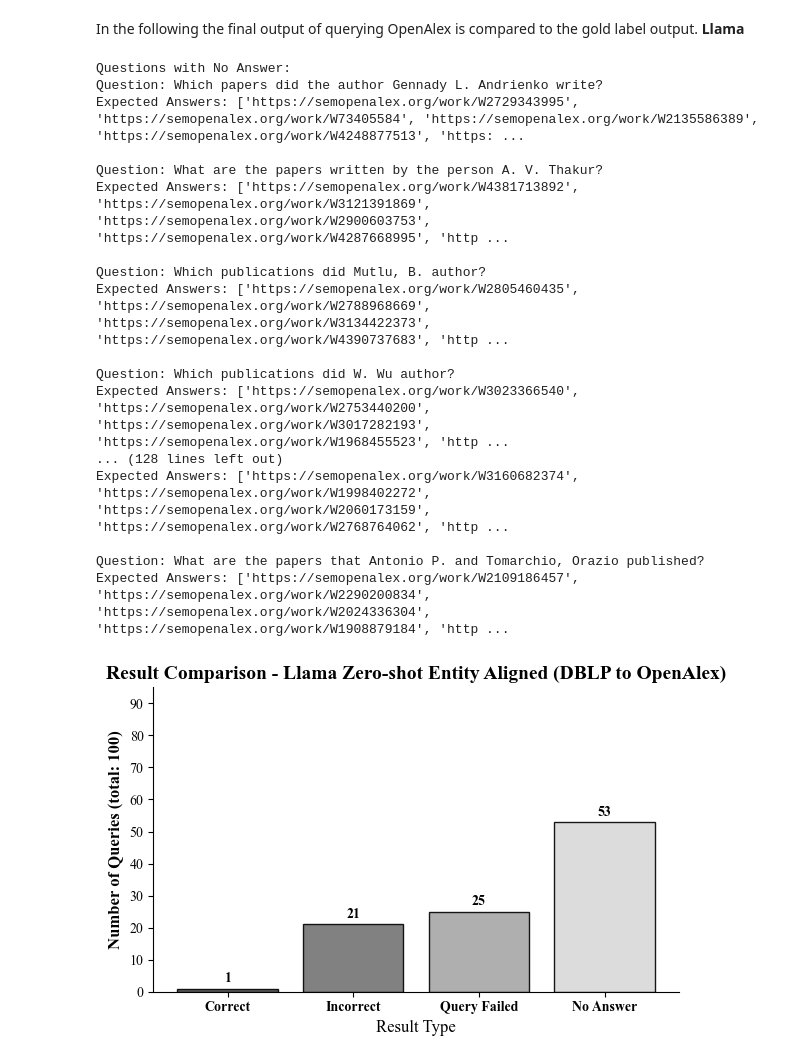
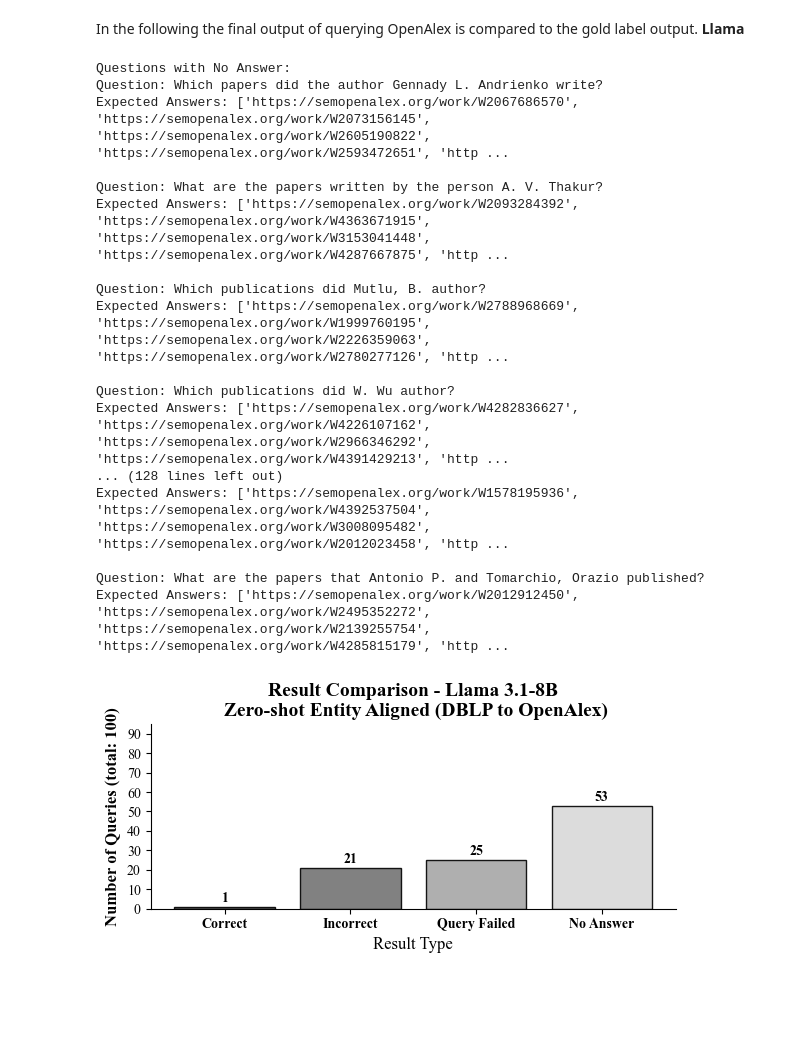
Before and after one commit to semantic-systems/Automatic-SPARQL-translation, a Jupyter notebook: DBLP-OpenAlex-testing/zeroshot-entity-aligned-DBLP-OpenAlex/zero_shot_entity_aligned_dblp_openalex.ipynb, the cells around one changed output. Saved outputs shown, nothing was run; the diff lists cells and outputs as text; code cells hidden in the pictures; blank space fills up the shorter version.

```diff
--- a/DBLP-OpenAlex-testing/zeroshot-entity-aligned-DBLP-OpenAlex/zero_shot_entity_aligned_dblp_openalex.ipynb
+++ b/DBLP-OpenAlex-testing/zeroshot-entity-aligned-DBLP-OpenAlex/zero_shot_entity_aligned_dblp_openalex.ipynb
@@ -701,7 +701,7 @@ counts = [correct_count, incorrect_count, query_failed_count, no_answer_count]
 grayscale_colors = ['#4d4d4d', '#737373', '#a6a6a6', '#d9d9d9']
 
 # Create a bar chart
-fig, ax = plt.subplots(figsize=(6, 4))
+fig, ax = plt.subplots(figsize=(6, 3))
 bars = ax.bar(categories, counts, color=grayscale_colors, alpha=0.9, edgecolor='black')
 
 # Annotate bars with their values
@@ -714,7 +714,7 @@ ax.yaxis.set_major_locator(plt.MaxNLocator(integer=True))
 ax.set_ylabel(f'Number of Queries (total: {total_questions})', fontsize=12, fontweight='bold')
 
 # Add title and labels
-plt.title('Result Comparison - Mistral Zero-shot Entity Aligned (DBLP to OpenAlex)', fontsize=14, fontweight='bold')
+plt.title('Result Comparison - Mistral Large 2407 128B\n Zero-shot Entity Aligned (DBLP to OpenAlex)', fontsize=14, fontweight='bold')
 plt.xlabel('Result Type', fontsize=12)
 
 # Remove only the top and right spines
@@ -922,7 +922,7 @@ counts = [correct_count, incorrect_count, query_failed_count, no_answer_count]
 grayscale_colors = ['#4d4d4d', '#737373', '#a6a6a6', '#d9d9d9']
 
 # Create a bar chart
-fig, ax = plt.subplots(figsize=(6, 4))
+fig, ax = plt.subplots(figsize=(6, 3))
 bars = ax.bar(categories, counts, color=grayscale_colors, alpha=0.9, edgecolor='black')
 
 # Annotate bars with their values
@@ -935,38 +935,38 @@ ax.yaxis.set_major_locator(plt.MaxNLocator(integer=True))
 ax.set_ylabel(f'Number of Queries (total: {total_questions})', fontsize=12, fontweight='bold')
 
 # Add title and labels
-plt.title('Result Comparison - Llama Zero-shot Entity Aligned (DBLP to OpenAlex)', fontsize=14, fontweight='bold')
+plt.title('Result Comparison - Llama 3.1-8B\n Zero-shot Entity Aligned (DBLP to OpenAlex)', fontsize=14, fontweight='bold')
 plt.xlabel('Result Type', fontsize=12)
 
 # Remove only the top and right spines
 ax.spines['top'].set_visible(False)
 ax.spines['right'].set_visible(False)
 
 # Improve visual appeal
 plt.xticks(fontsize=10, fontweight='bold')
 plt.yticks(fontsize=10)
 plt.ylim(0, 95)
 
 # Tight layout and save as PNG
 plt.tight_layout()
 plt.savefig('comparison_zeroshot_llama_dblp_openalex_grayscale.png', dpi=300, bbox_inches='tight')
 plt.show()
 # %% [output]
 Questions with No Answer:
 Question: Which papers did the author Gennady L. Andrienko write?
-Expected Answers: ['https://semopenalex.org/work/W2729343995', 'https://semopenalex.org/work/W73405584', 'https://semopenalex.org/work/W2135586389', 'https://semopenalex.org/work/W4248877513', 'https: ...
+Expected Answers: ['https://semopenalex.org/work/W2067686570', 'https://semopenalex.org/work/W2073156145', 'https://semopenalex.org/work/W2605190822', 'https://semopenalex.org/work/W2593472651', 'http ...
 
 Question: What are the papers written by the person A. V. Thakur?
-Expected Answers: ['https://semopenalex.org/work/W4381713892', 'https://semopenalex.org/work/W3121391869', 'https://semopenalex.org/work/W2900603753', 'https://semopenalex.org/work/W4287668995', 'http ...
+Expected Answers: ['https://semopenalex.org/work/W2093284392', 'https://semopenalex.org/work/W4363671915', 'https://semopenalex.org/work/W3153041448', 'https://semopenalex.org/work/W4287667875', 'http ...
 
 Question: Which publications did Mutlu, B. author?
-Expected Answers: ['https://semopenalex.org/work/W2805460435', 'https://semopenalex.org/work/W2788968669', 'https://semopenalex.org/work/W3134422373', 'https://semopenalex.org/work/W4390737683', 'http ...
+Expected Answers: ['https://semopenalex.org/work/W2788968669', 'https://semopenalex.org/work/W1999760195', 'https://semopenalex.org/work/W2226359063', 'https://semopenalex.org/work/W2780277126', 'http ...
 
 Question: Which publications did W. Wu author?
-Expected Answers: ['https://semopenalex.org/work/W3023366540', 'https://semopenalex.org/work/W2753440200', 'https://semopenalex.org/work/W3017282193', 'https://semopenalex.org/work/W1968455523', 'http ...
+Expected Answers: ['https://semopenalex.org/work/W4282836627', 'https://semopenalex.org/work/W4226107162', 'https://semopenalex.org/work/W2966346292', 'https://semopenalex.org/work/W4391429213', 'http ...
 ... (128 lines left out)
-Expected Answers: ['https://semopenalex.org/work/W3160682374', 'https://semopenalex.org/work/W1998402272', 'https://semopenalex.org/work/W2060173159', 'https://semopenalex.org/work/W2768764062', 'http ...
+Expected Answers: ['https://semopenalex.org/work/W1578195936', 'https://semopenalex.org/work/W4392537504', 'https://semopenalex.org/work/W3008095482', 'https://semopenalex.org/work/W2012023458', 'http ...
 
 Question: What are the papers that Antonio P. and Tomarchio, Orazio published?
-Expected Answers: ['https://semopenalex.org/work/W2109186457', 'https://semopenalex.org/work/W2290200834', 'https://semopenalex.org/work/W2024336304', 'https://semopenalex.org/work/W1908879184', 'http ...
+Expected Answers: ['https://semopenalex.org/work/W2012912450', 'https://semopenalex.org/work/W2495352272', 'https://semopenalex.org/work/W2139255754', 'https://semopenalex.org/work/W4285815179', 'http ...
-[figure, old version]
+[figure, new version]
```
Also changed, not shown: parts of 1 cell of this notebook, 4 other files.
